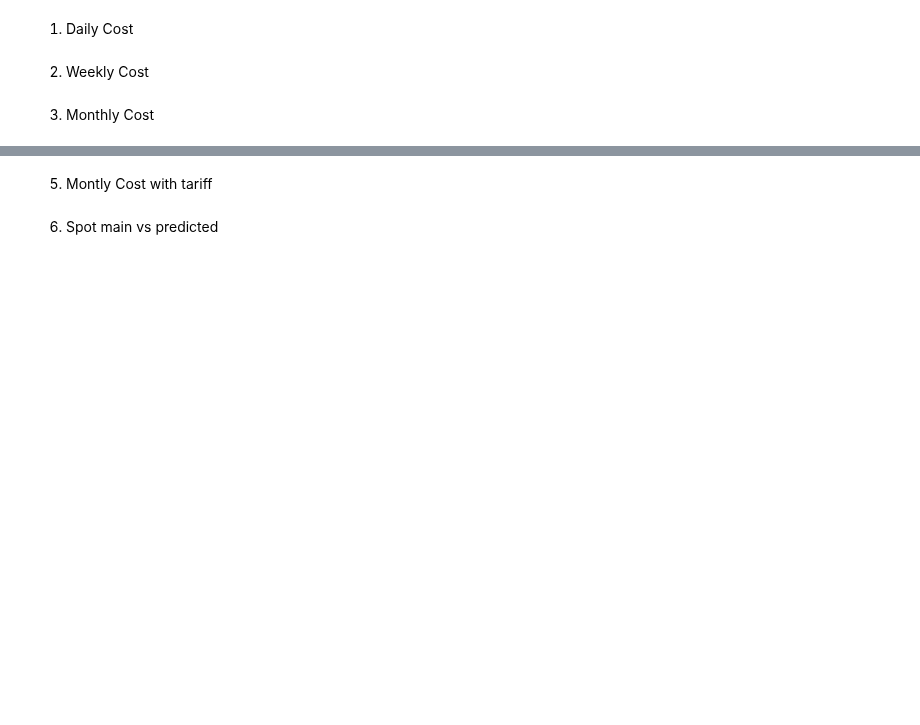
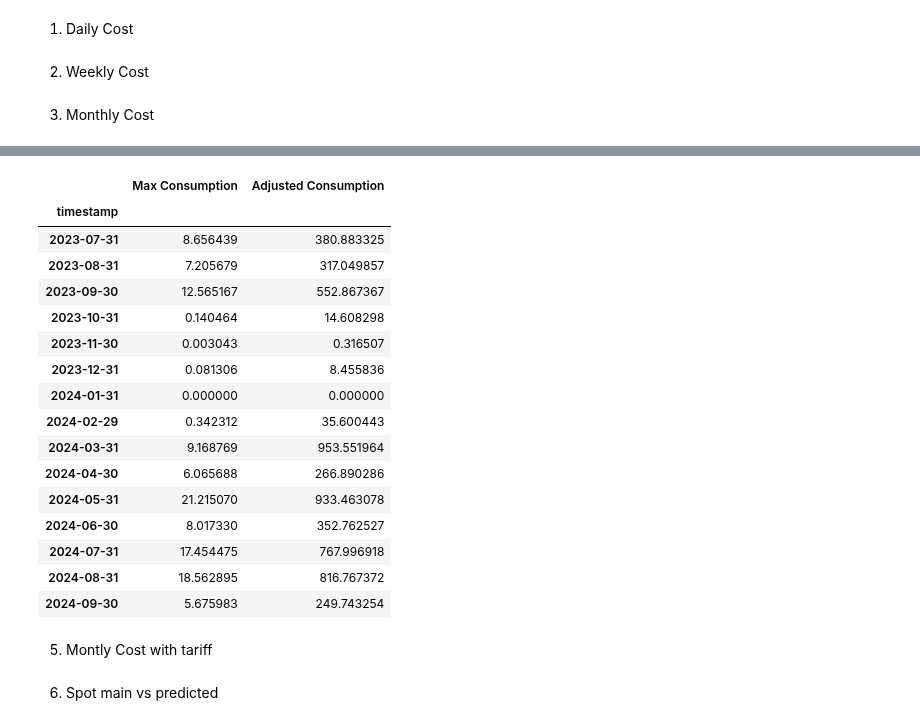
Before and after one commit to MatsNissen-Lie/SolarEnergyImpact, a Jupyter notebook: src/analysis_magnus.ipynb, the cells around one changed output, grey strips where cells are left out. Cells and saved outputs as stored; diff of their text form; code cells hidden in the pictures; blank space fills up the shorter version.

```diff
--- a/src/analysis_magnus.ipynb
+++ b/src/analysis_magnus.ipynb
@@ -230,3 +231,26 @@ tariff_cost
+# %%
+#Finne største besparelse fra peak gjort med solceller
+difference=monthly_max_gross-monthly_max_main
+
+difference
+# %% [output]
+|  | Max Consumption | Adjusted Consumption |
+| timestamp |  |  |
+| 2023-07-31 | 8.656439 | 380.883325 |
+| 2023-08-31 | 7.205679 | 317.049857 |
+| 2023-09-30 | 12.565167 | 552.867367 |
+| 2023-10-31 | 0.140464 | 14.608298 |
+| 2023-11-30 | 0.003043 | 0.316507 |
+| 2023-12-31 | 0.081306 | 8.455836 |
+| 2024-01-31 | 0.000000 | 0.000000 |
+| 2024-02-29 | 0.342312 | 35.600443 |
+| 2024-03-31 | 9.168769 | 953.551964 |
+| 2024-04-30 | 6.065688 | 266.890286 |
+| 2024-05-31 | 21.215070 | 933.463078 |
+| 2024-06-30 | 8.017330 | 352.762527 |
+| 2024-07-31 | 17.454475 | 767.996918 |
+| 2024-08-31 | 18.562895 | 816.767372 |
+| 2024-09-30 | 5.675983 | 249.743254 |
 # %% [markdown]
 5. Montly Cost with tariff
 # %%
```
Also changed, not shown: parts of 7 cells of this notebook.
